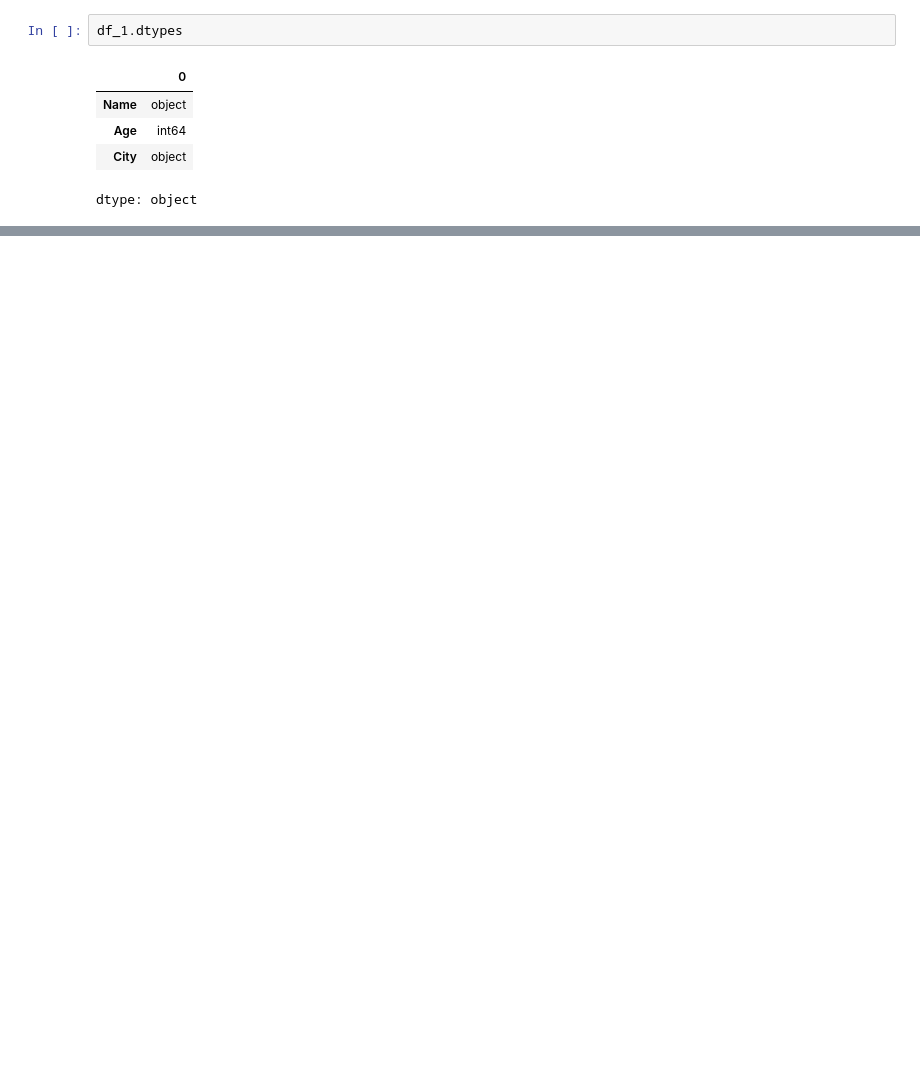
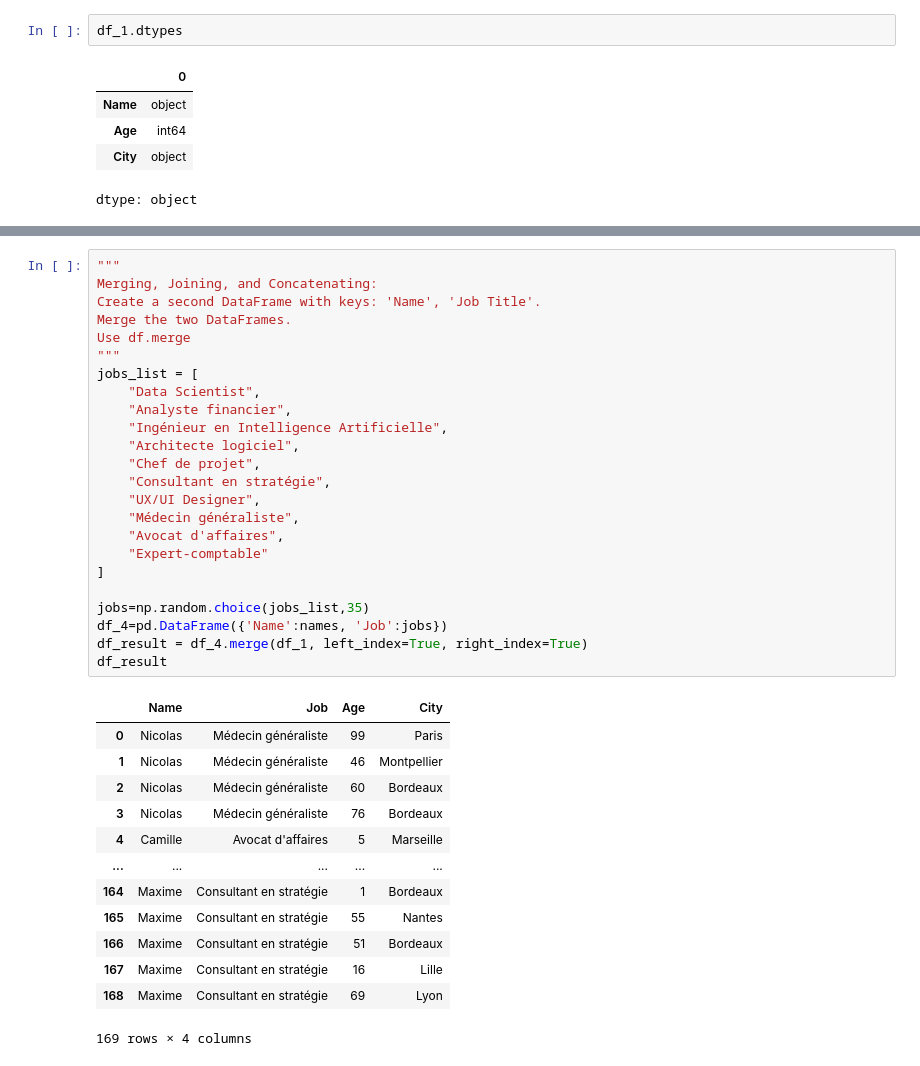
Before and after one commit to RaoulSinde/python-222, a Jupyter notebook: python_session_3.ipynb, the cells around one changed output, grey strips where cells are left out. Cells and saved outputs as stored; diff of their text form; blank space fills up the shorter version.

```diff
--- a/python_session_3.ipynb
+++ b/python_session_3.ipynb
@@ -651,0 +655,38 @@ df_1
+# %%
+"""
+Merging, Joining, and Concatenating:
+Create a second DataFrame with keys: 'Name', 'Job Title'.
+Merge the two DataFrames.
+Use df.merge
+"""
+jobs_list = [
+    "Data Scientist",
+    "Analyste financier",
+    "Ingénieur en Intelligence Artificielle",
+    "Architecte logiciel",
+    "Chef de projet",
+    "Consultant en stratégie",
+    "UX/UI Designer",
+    "Médecin généraliste",
+    "Avocat d'affaires",
+    "Expert-comptable"
+]
+
+jobs=np.random.choice(jobs_list,35)
+df_4=pd.DataFrame({'Name':names, 'Job':jobs})
+df_result = df_4.merge(df_1, left_index=True, right_index=True)
+df_result
+# %% [output]
+|  | Name | Job | Age | City |
+| 0 | Nicolas | Médecin généraliste | 99 | Paris |
+| 1 | Nicolas | Médecin généraliste | 46 | Montpellier |
+| 2 | Nicolas | Médecin généraliste | 60 | Bordeaux |
+| 3 | Nicolas | Médecin généraliste | 76 | Bordeaux |
+| 4 | Camille | Avocat d'affaires | 5 | Marseille |
+| ... | ... | ... | ... | ... |
+| 164 | Maxime | Consultant en stratégie | 1 | Bordeaux |
+| 165 | Maxime | Consultant en stratégie | 55 | Nantes |
+| 166 | Maxime | Consultant en stratégie | 51 | Bordeaux |
+| 167 | Maxime | Consultant en stratégie | 16 | Lille |
+| 168 | Maxime | Consultant en stratégie | 69 | Lyon |
+169 rows × 4 columns
```
Also changed, not shown: parts of 22 cells of this notebook.
